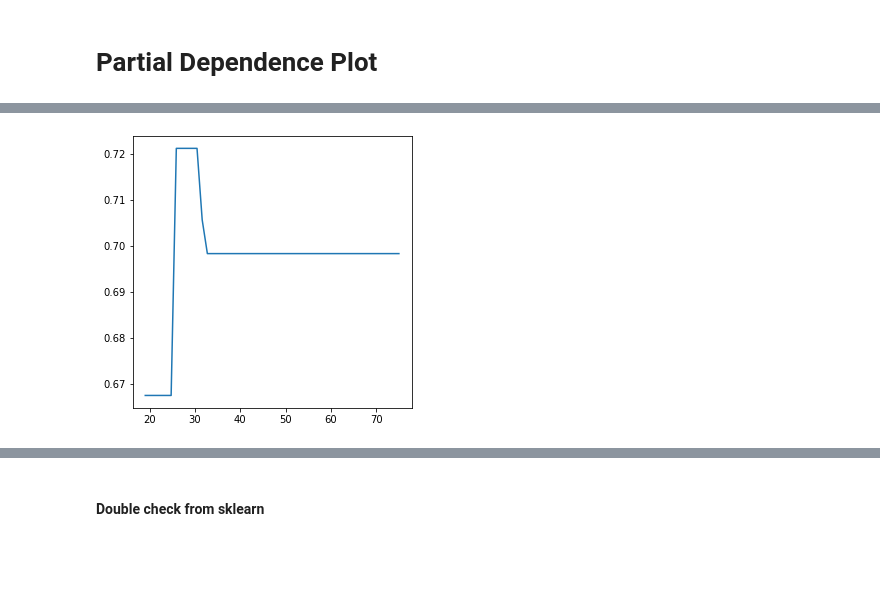
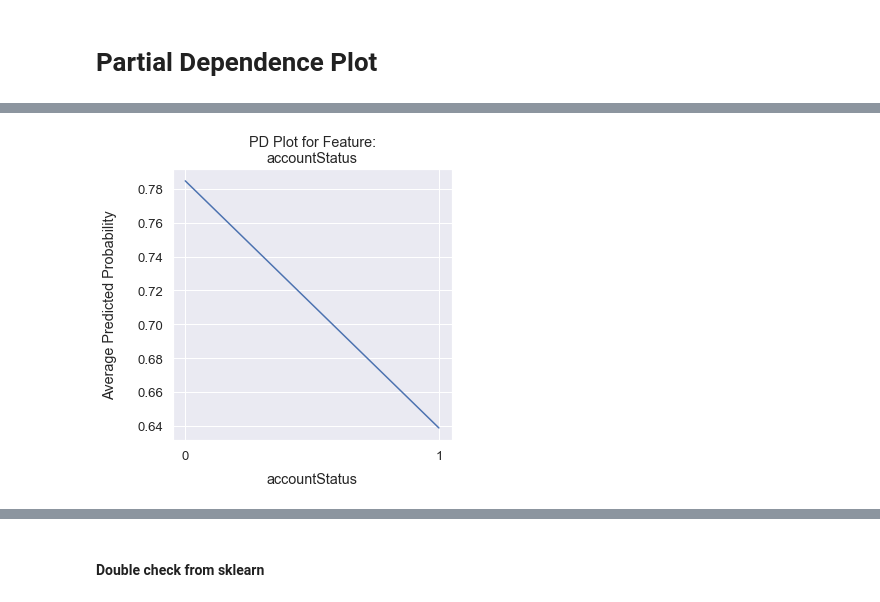
Before and after one commit to belzaina/mlinterp, a Jupyter notebook: InterpretableML.ipynb, the cells around one changed output, grey strips where cells are left out. Cells and saved outputs as stored; diff of their text form; code cells hidden in the pictures; blank space fills up the shorter version.

```diff
--- a/InterpretableML.ipynb
+++ b/InterpretableML.ipynb
@@ -239,4 +258,6 @@ pdp(model_fit, x, "accountStatus_1")
-# %%
-pdp(model_fit, x, "Age", grid_resolution=50)
-# %% [output]
-[figure, removed]
+# %%
+reference_feature = "accountStatus_1"
+grid, pdp_values, feature_type = pdp(model_fit, x, reference_feature)
+pdp_pretty_plot(grid, pdp_values, reference_feature, feature_type, fig_size=[5, 5])
+# %% [output]
+[figure, added]
```
Also changed, not shown: parts of 33 cells of this notebook.
